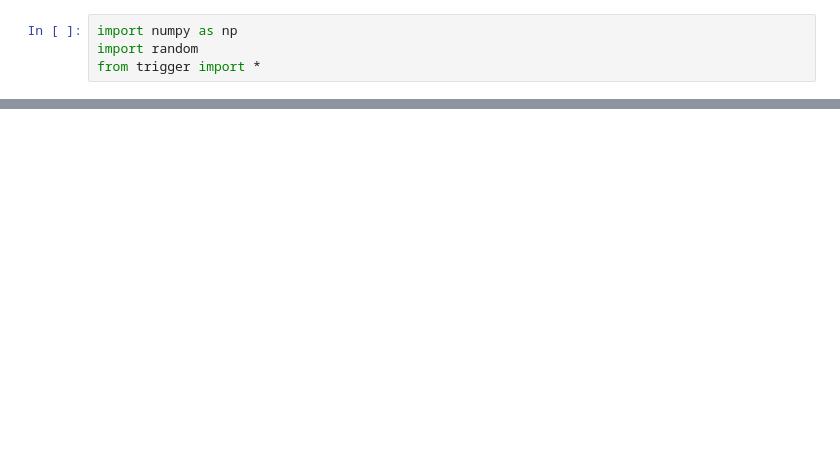
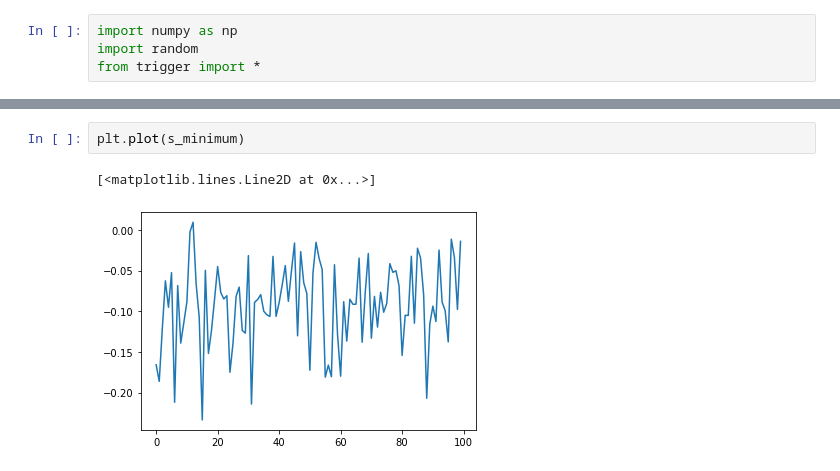
Before and after one commit to biqute/QTLab2122, a Jupyter notebook: SingleIRsource/simulated/threshold.ipynb, the cells around one changed output, grey strips where cells are left out. Saved outputs shown, nothing was run; the diff lists cells and outputs as text; blank space fills up the shorter version.

```diff
--- a/SingleIRsource/simulated/threshold.ipynb
+++ b/SingleIRsource/simulated/threshold.ipynb
@@ -47,0 +318,5 @@ plt.show()
+# %%
+plt.plot(s_minimum)
+# %% [output]
+[<matplotlib.lines.Line2D at 0x...>]
+[figure, added]
```
Also changed, not shown: parts of 14 cells of this notebook, 31 other files.
